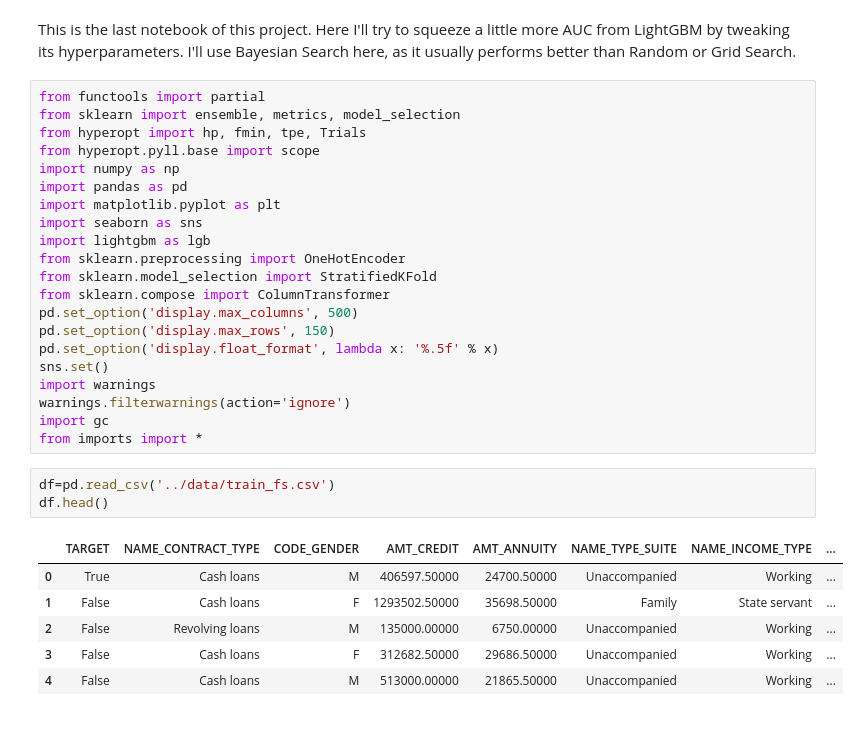
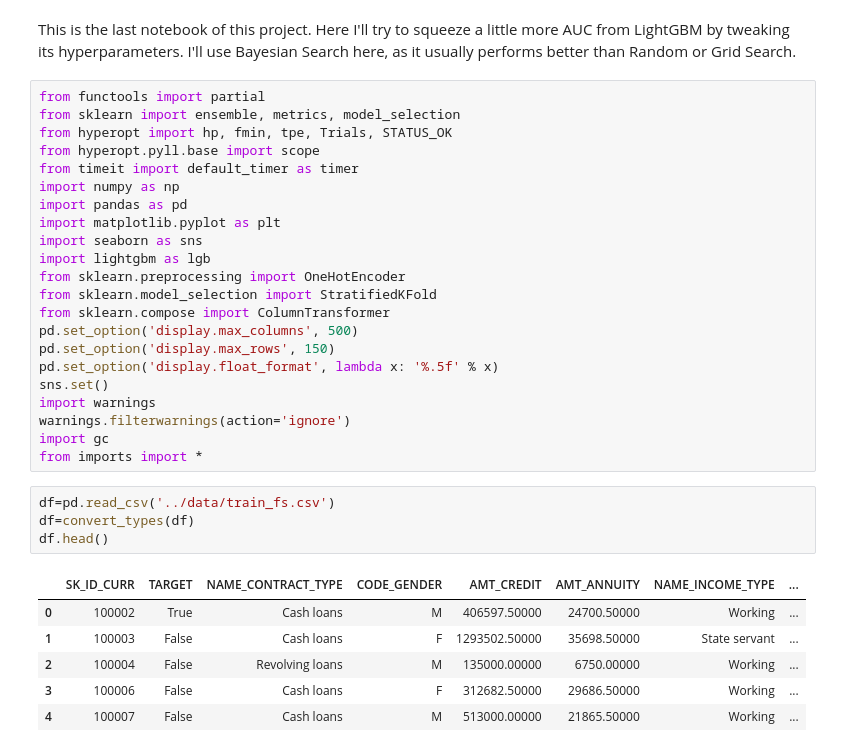
Before and after one commit to akimalikhanov/w, a Jupyter notebook: 4_HPO.ipynb, the cells around one changed output. Saved outputs shown, nothing was run; the diff lists cells and outputs as text.

```diff
--- a/4_HPO.ipynb
+++ b/4_HPO.ipynb
@@ -5,8 +5,9 @@ This is the last notebook of this project. Here I'll try to squeeze a little mor
 # %%
 from functools import partial
 from sklearn import ensemble, metrics, model_selection
-from hyperopt import hp, fmin, tpe, Trials
+from hyperopt import hp, fmin, tpe, Trials, STATUS_OK
 from hyperopt.pyll.base import scope
+from timeit import default_timer as timer
 import numpy as np
 import pandas as pd
 import matplotlib.pyplot as plt
@@ -25,12 +26,13 @@ import gc
 from imports import *
 # %%
 df=pd.read_csv('../data/train_fs.csv')
+df=convert_types(df)
 df.head()
 # %% [output]
-|  | TARGET | NAME_CONTRACT_TYPE | CODE_GENDER | AMT_CREDIT | AMT_ANNUITY | NAME_TYPE_SUITE | NAME_INCOME_TYPE | ... |
-| 0 | True | Cash loans | M | 406597.50000 | 24700.50000 | Unaccompanied | Working | ... |
-| 1 | False | Cash loans | F | 1293502.50000 | 35698.50000 | Family | State servant | ... |
-| 2 | False | Revolving loans | M | 135000.00000 | 6750.00000 | Unaccompanied | Working | ... |
-| 3 | False | Cash loans | F | 312682.50000 | 29686.50000 | Unaccompanied | Working | ... |
-| 4 | False | Cash loans | M | 513000.00000 | 21865.50000 | Unaccompanied | Working | ... |
+|  | SK_ID_CURR | TARGET | NAME_CONTRACT_TYPE | CODE_GENDER | AMT_CREDIT | AMT_ANNUITY | NAME_INCOME_TYPE | ... |
+| 0 | 100002 | True | Cash loans | M | 406597.50000 | 24700.50000 | Working | ... |
+| 1 | 100003 | False | Cash loans | F | 1293502.50000 | 35698.50000 | State servant | ... |
+| 2 | 100004 | False | Revolving loans | M | 135000.00000 | 6750.00000 | Working | ... |
+| 3 | 100006 | False | Cash loans | F | 312682.50000 | 29686.50000 | Working | ... |
+| 4 | 100007 | False | Cash loans | M | 513000.00000 | 21865.50000 | Working | ... |
 # %%
```
Also changed, not shown: parts of 8 cells of this notebook.
